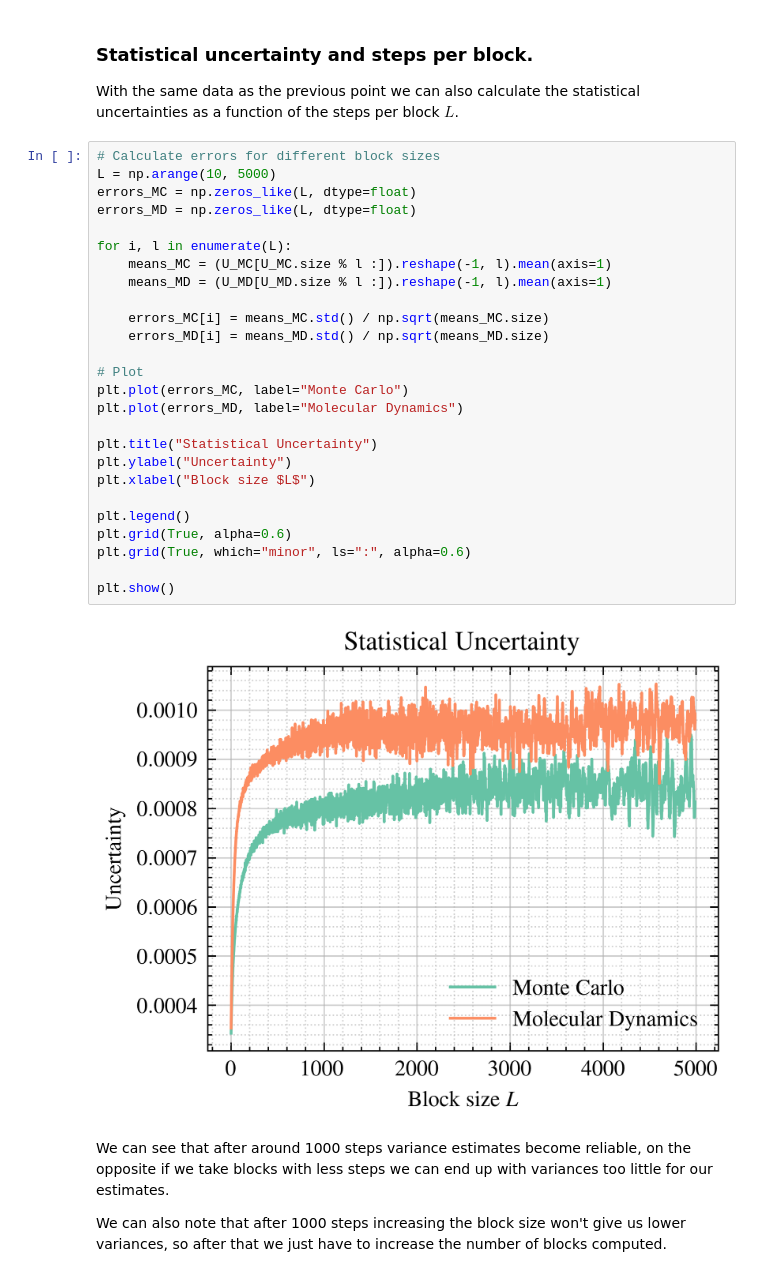
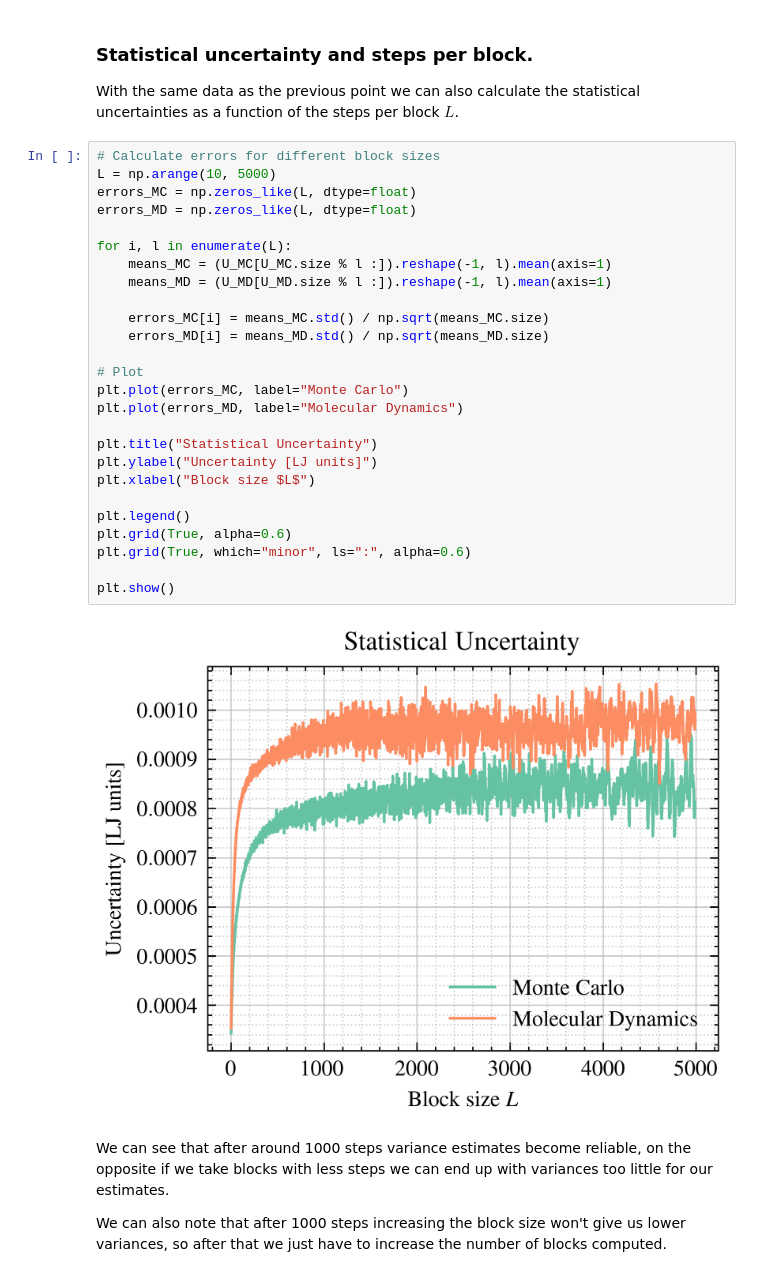
Before and after one commit to Mattia04/LSN, a Jupyter notebook: Notebooks/Exercises_07.ipynb, the cells around one changed output. Saved outputs shown, nothing was run; the diff lists cells and outputs as text.

```diff
--- a/Notebooks/Exercises_07.ipynb
+++ b/Notebooks/Exercises_07.ipynb
@@ -138,31 +146,31 @@ With the same data as the previous point we can also calculate the statistical u
 # %%
 # Calculate errors for different block sizes
 L = np.arange(10, 5000)
 errors_MC = np.zeros_like(L, dtype=float)
 errors_MD = np.zeros_like(L, dtype=float)
 
 for i, l in enumerate(L):
     means_MC = (U_MC[U_MC.size % l :]).reshape(-1, l).mean(axis=1)
     means_MD = (U_MD[U_MD.size % l :]).reshape(-1, l).mean(axis=1)
 
     errors_MC[i] = means_MC.std() / np.sqrt(means_MC.size)
     errors_MD[i] = means_MD.std() / np.sqrt(means_MD.size)
 
 # Plot
 plt.plot(errors_MC, label="Monte Carlo")
 plt.plot(errors_MD, label="Molecular Dynamics")
 
 plt.title("Statistical Uncertainty")
-plt.ylabel("Uncertainty")
+plt.ylabel("Uncertainty [LJ units]")
 plt.xlabel("Block size $L$")
 
 plt.legend()
 plt.grid(True, alpha=0.6)
 plt.grid(True, which="minor", ls=":", alpha=0.6)
 
 plt.show()
 # %% [output]
-[figure, old version]
+[figure, new version]
 # %% [markdown]
 We can see that after around 1000 steps variance estimates become reliable, on the opposite if we take blocks with less steps we can end up with variances too little for our estimates.
 
```
Also changed, not shown: parts of 6 cells of this notebook.
